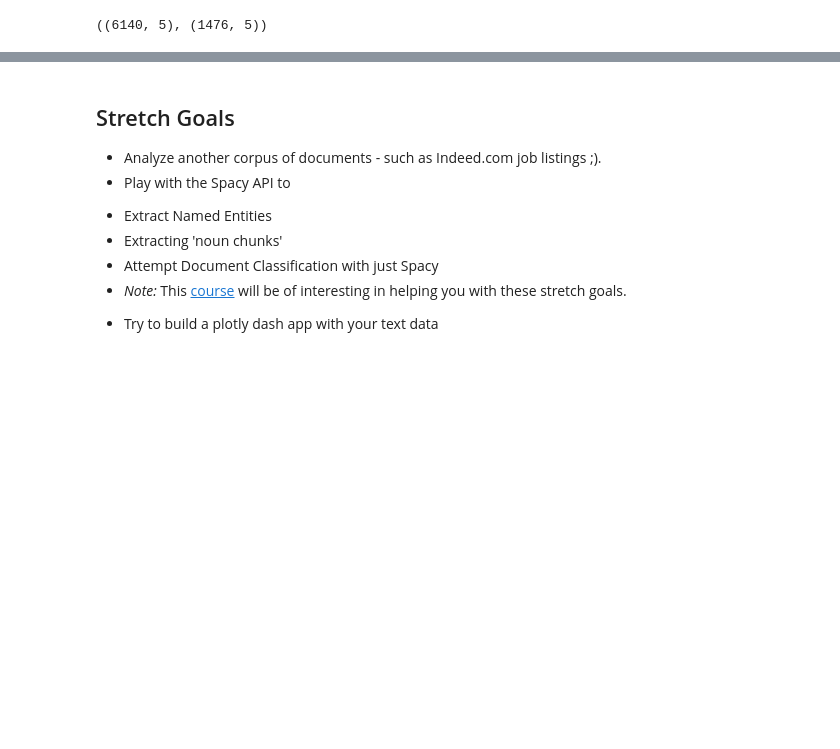
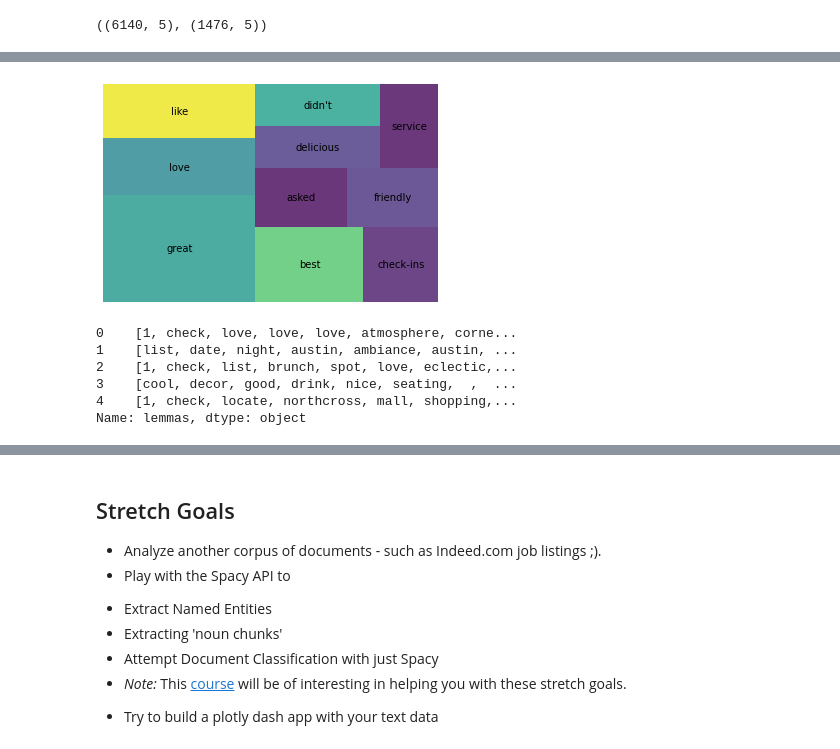
Before and after one commit to maiali13/DS-Unit-4-Sprint-1-NLP, a Jupyter notebook: module1-text-data/LS_DS_411_Text_Data_Assignment.ipynb, the cells around one changed output, grey strips where cells are left out. Drawn from its saved outputs; the diff is of its cells as text; code cells hidden in the pictures; blank space fills up the shorter version.

```diff
--- a/module1-text-data/LS_DS_411_Text_Data_Assignment.ipynb
+++ b/module1-text-data/LS_DS_411_Text_Data_Assignment.ipynb
@@ -320,0 +321,6 @@ plt.show()
+# %%
+#visualize the difference in word counts between good and bad reviews
+#1st merge a df with both good and bad review word counts
+twc = pd.merge(gs, bs, how='outer', on='word', suffixes=('_good', '_bad'))
+twc = twc.fillna(0)
+twc.head()
@@ -320,0 +334,5 @@ plt.show()
+# %%
+#create new column for difference
+#remove irrelevant +/-
+twc['difference'] = abs(twc['pct_total_good'] - twc['pct_total_bad'])
+twc.head()
@@ -320,0 +346,4 @@ plt.show()
+# %%
+# sort in useful order
+twc = twc.sort_values(by=['difference'], ascending=False)
+twc.head()
@@ -320,0 +357,9 @@ plt.show()
+# %%
+#top 15 largest differences between good and bad shops
+twc_top15 = twc.head(n=10)
+
+squarify.plot(sizes=twc_top15['difference'], label=twc_top15['word'], alpha=.8 )
+plt.axis('off')
+plt.show()
+# %% [output]
+[figure, added]
@@ -320,0 +375,10 @@ plt.show()
+# %%
+shops['lemmas'] = shops['review'].apply(get_lemmas)
+shops['lemmas'].head()
+# %% [output]
+0    [1, check, love, love, love, atmosphere, corne...
+1    [list, date, night, austin, ambiance, austin, ...
+2    [1, check, list, brunch, spot, love, eclectic,...
+3    [cool, decor, good, drink, nice, seating,  ,  ...
+4    [1, check, locate, northcross, mall, shopping,...
+Name: lemmas, dtype: object
```
Also changed, not shown: parts of 17 cells of this notebook, 2 other files.
